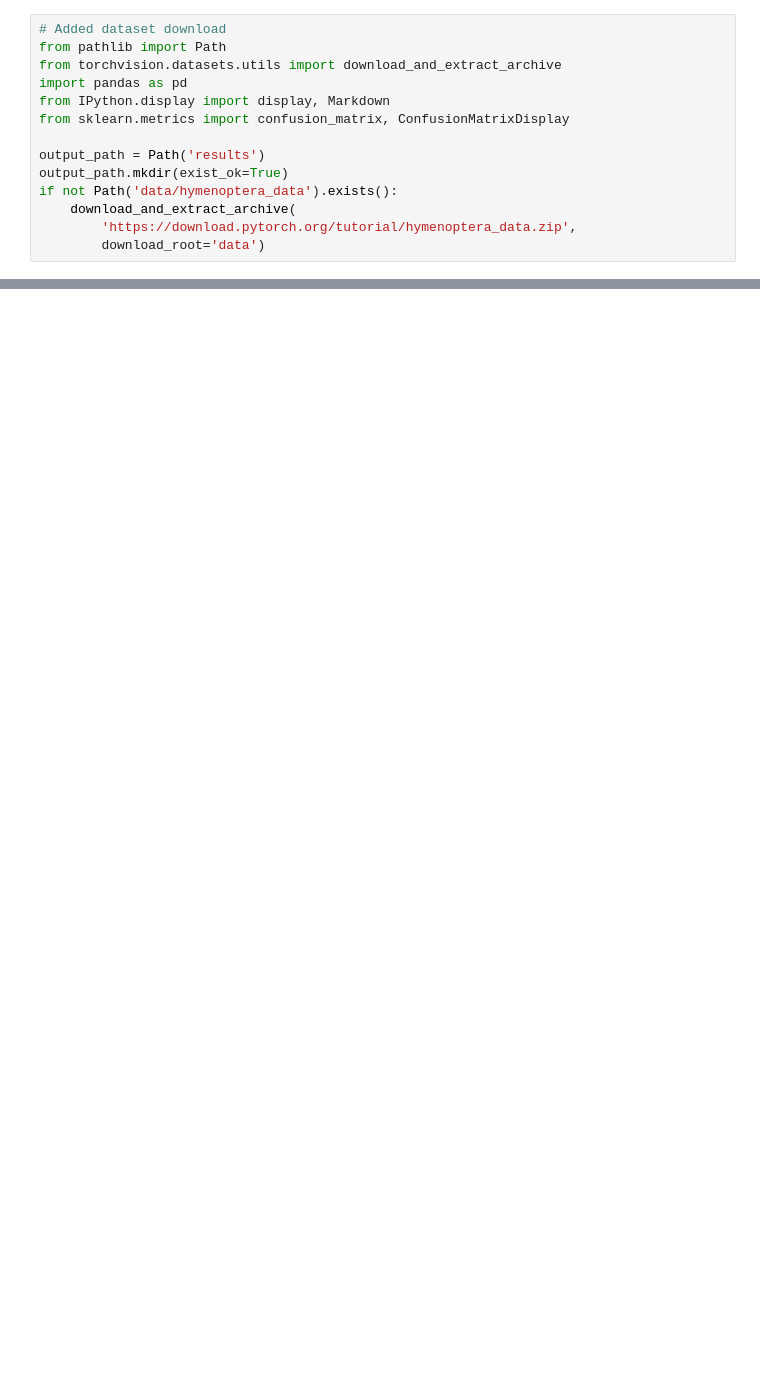
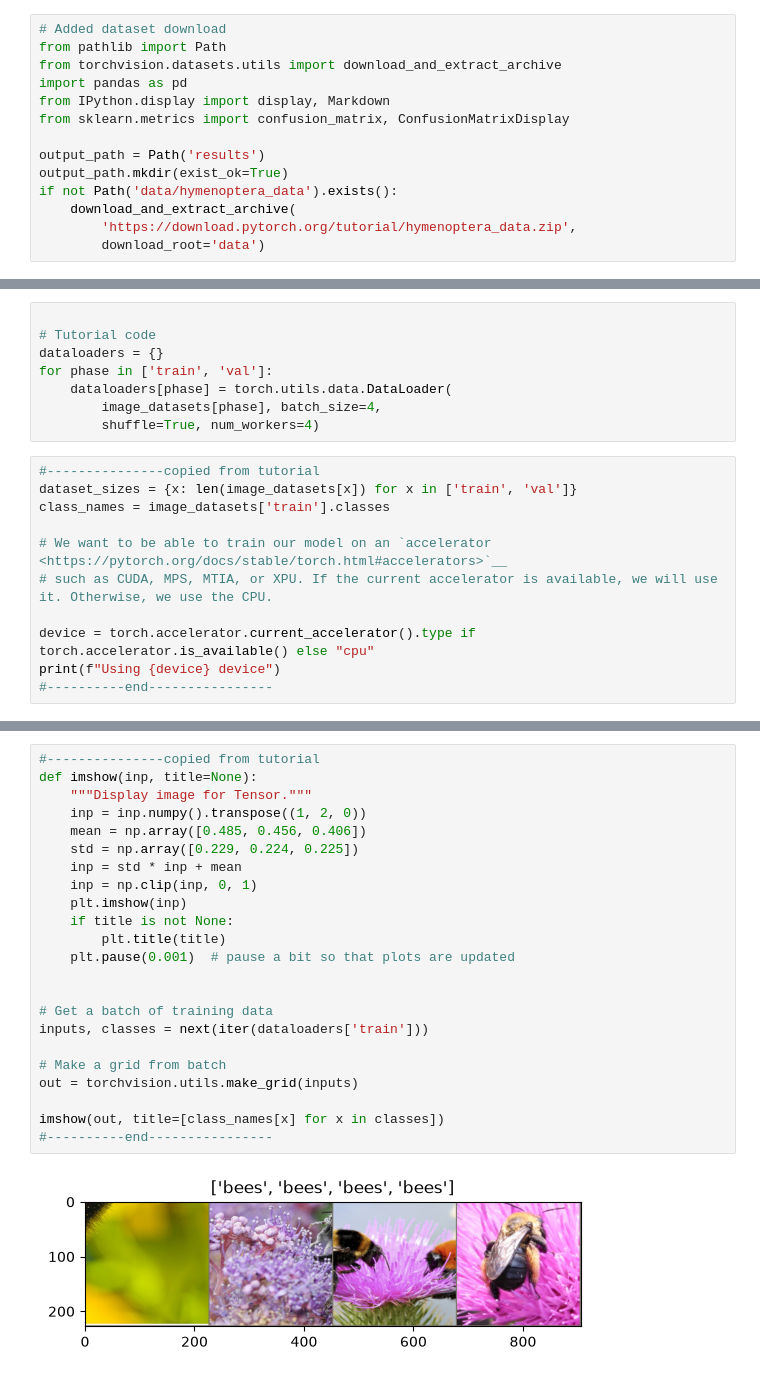
Before and after one commit to Upani-Gunathunga/EN3160-A3-Neural-Networks, a Jupyter notebook: 230218G_AS3_NeuralNetworks.ipynb, the cells around one changed output, grey strips where cells are left out. Drawn from its saved outputs; the diff is of its cells as text; blank space fills up the shorter version.

```diff
--- a/230218G_AS3_NeuralNetworks.ipynb
+++ b/230218G_AS3_NeuralNetworks.ipynb
@@ -775,0 +803,19 @@ if not Path('data/hymenoptera_data').exists():
+# %%
+
+# Tutorial code
+dataloaders = {}
+for phase in ['train', 'val']:
+    dataloaders[phase] = torch.utils.data.DataLoader(
+        image_datasets[phase], batch_size=4,
+        shuffle=True, num_workers=4)
+# %%
+#---------------copied from tutorial
+dataset_sizes = {x: len(image_datasets[x]) for x in ['train', 'val']}
+class_names = image_datasets['train'].classes
+
+# We want to be able to train our model on an `accelerator <https://pytorch.org/docs/stable/torch.html#accelerators>`__
+# such as CUDA, MPS, MTIA, or XPU. If the current accelerator is available, we will use it. Otherwise, we use the CPU.
+
+device = torch.accelerator.current_accelerator().type if torch.accelerator.is_available() else "cpu"
+print(f"Using {device} device")
+#----------end----------------
@@ -775,0 +838,25 @@ if not Path('data/hymenoptera_data').exists():
+# %%
+#---------------copied from tutorial
+def imshow(inp, title=None):
+    """Display image for Tensor."""
+    inp = inp.numpy().transpose((1, 2, 0))
+    mean = np.array([0.485, 0.456, 0.406])
+    std = np.array([0.229, 0.224, 0.225])
+    inp = std * inp + mean
+    inp = np.clip(inp, 0, 1)
+    plt.imshow(inp)
+    if title is not None:
+        plt.title(title)
+    plt.pause(0.001)  # pause a bit so that plots are updated
+
+
+# Get a batch of training data
+inputs, classes = next(iter(dataloaders['train']))
+
+# Make a grid from batch
+out = torchvision.utils.make_grid(inputs)
+
+imshow(out, title=[class_names[x] for x in classes])
+#----------end----------------
+# %% [output]
+[figure, added]
```
Also changed, not shown: parts of 15 cells of this notebook.
